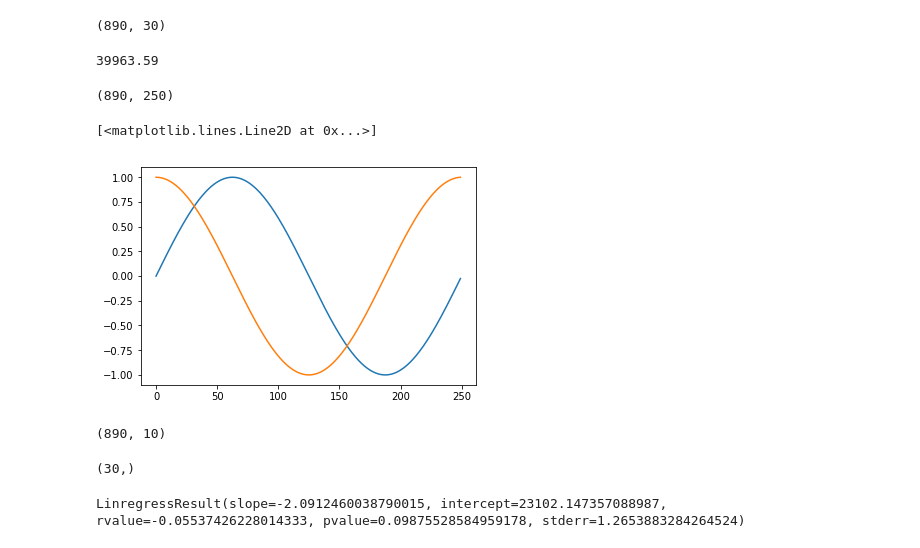
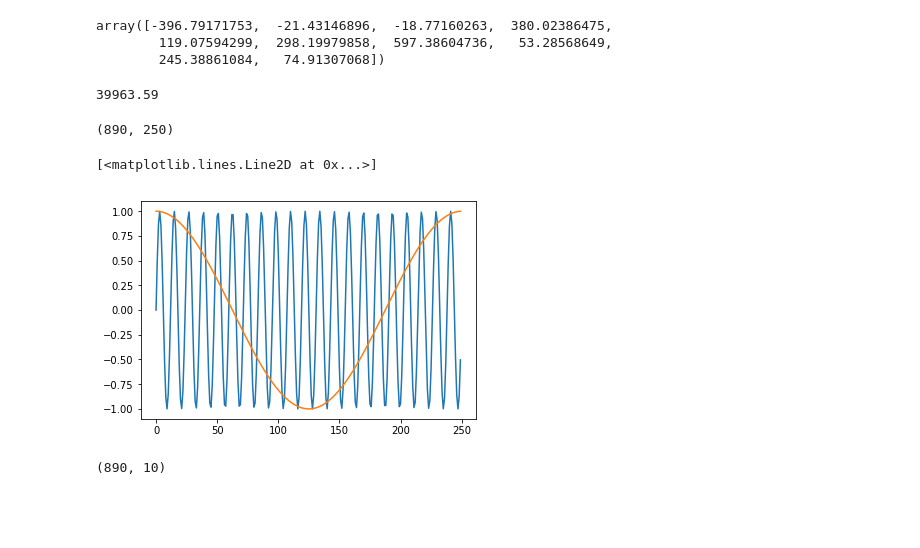
Before and after one commit to Dhawalbabbar/Autoencoder-unsupervised, a Jupyter notebook: Correlation between learned features.ipynb, the cells around one changed output. Drawn from its saved outputs; the diff is of its cells as text; code cells hidden in the pictures; blank space fills up the shorter version.

```diff
--- a/Correlation between learned features.ipynb
+++ b/Correlation between learned features.ipynb
@@ -8,8 +8,11 @@ learned_features=pd.read_csv('compressed_data.csv',names=colomns)
 # %%
 learned_features=learned_features.values
 learned_features.shape
+learned_features[0]
 # %% [output]
-(890, 30)
+array([-396.79171753,  -21.43146896,  -18.77160263,  380.02386475,
+        119.07594299,  298.19979858,  597.38604736,   53.28568649,
+        245.38861084,   74.91307068])
 # %%
 a=np.genfromtxt('data_for_clustering.csv', delimiter=',')
 a=a[:-1]
@@ -37,11 +40,11 @@ cosy=np.array(cosy)
 # %%
 import matplotlib.pyplot as plt
 %matplotlib inline
-plt.plot(range(250),siny[0],label=1)
+plt.plot(range(250),siny[20],label=1)
 plt.plot(range(250),cosy[0],label=2)
 # %% [output]
 [<matplotlib.lines.Line2D at 0x...>]
-[figure, old version]
+[figure, new version]
 # %%
 sin=[]
 cos=[]
@@ -59,9 +67,2 @@ fft.shape
 # %% [output]
 (890, 10)
-# %%
-from scipy.stats import linregress
-print(learned_features[0].shape)
-linregress(learned_features.T[0], fft.T[0])
-# %% [output]
-(30,)
-LinregressResult(slope=-2.0912460038790015, intercept=23102.147357088987, rvalue=-0.05537426228014333, pvalue=0.09875528584959178, stderr=1.2653883284264524)
```
Also changed, not shown: parts of 14 cells of this notebook, 10 other files.
